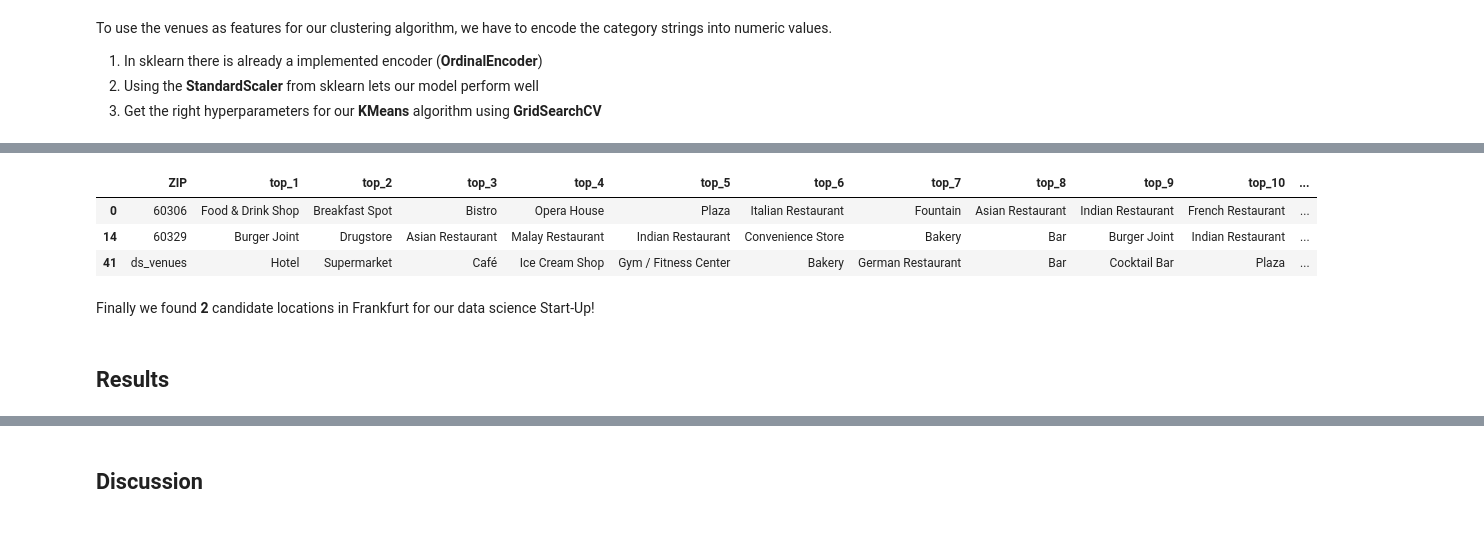
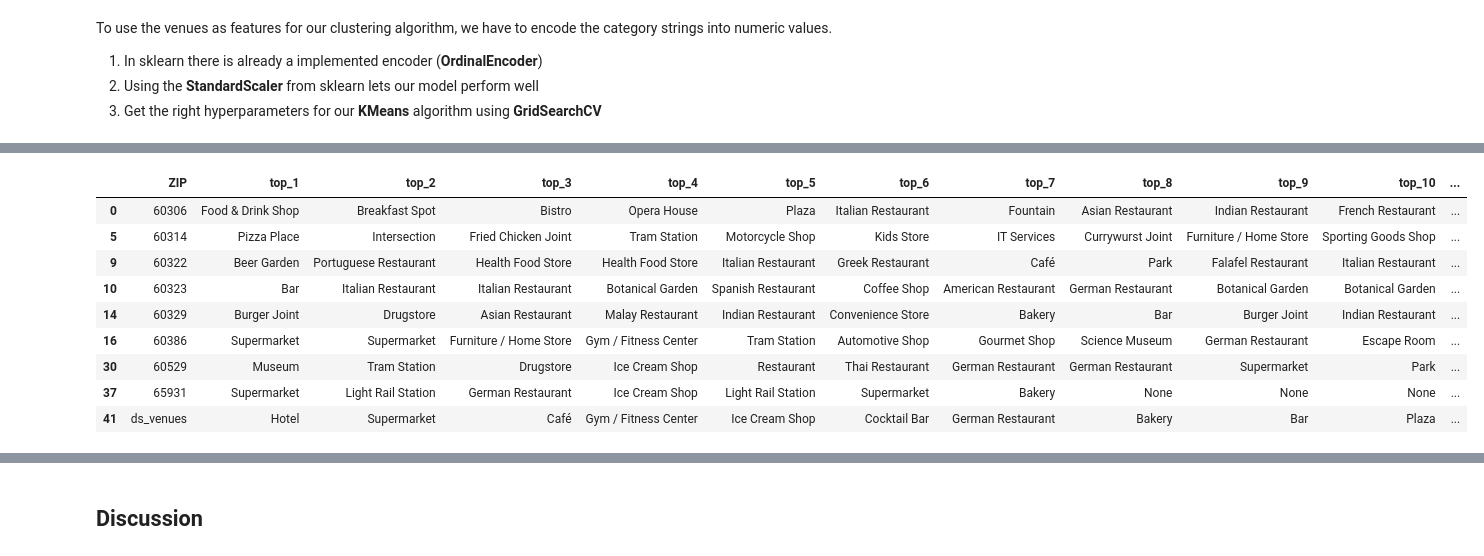
Before and after one commit to marodatavision/Coursera_Capstone, a Jupyter notebook: The_Battle_of_Neighborhoods_Week_1.ipynb, the cells around one changed output, grey strips where cells are left out. Drawn from its saved outputs; the diff is of its cells as text; code cells hidden in the pictures; blank space fills up the shorter version.

```diff
--- a/The_Battle_of_Neighborhoods_Week_1.ipynb
+++ b/The_Battle_of_Neighborhoods_Week_1.ipynb
@@ -506,11 +491,10 @@ array([[-0.75600535, -1.22068356, -1.60606568,  0.65437566,  0.52985714,
 # %%
 # build the GridSearchCV model and the params grid
 params = {
-    'n_clusters': [3, 4, 5, 6, 7, 8, 9, 10],
-    'n_init': [10, 15, 20, 25, 30],
-    'tol': [0.0001, 0.001, 0.01]
+    'n_clusters': [7, 8],
+    'n_init': [30]
 }
-gv = GridSearchCV(KMeans(), params, cv=3)
+gv = GridSearchCV(KMeans(), params, cv=2)
 # %%
 # fit the model
 gv.fit(std_encoded)
@@ -565,10 +582,14 @@ clustered_venues
 # %%
 # filter the dataframe for the cluster number of ds_venues
-clustered_venues[clustered_venues['cluster'] == 7]
+clustered_venues[clustered_venues['cluster'] == clustered_venues.loc[41, 'cluster']]
 # %% [output]
 |  | ZIP | top_1 | top_2 | top_3 | top_4 | top_5 | top_6 | top_7 | top_8 | top_9 | top_10 | ... |
 | 0 | 60306 | Food & Drink Shop | Breakfast Spot | Bistro | Opera House | Plaza | Italian Restaurant | Fountain | Asian Restaurant | Indian Restaurant | French Restaurant | ... |
+| 5 | 60314 | Pizza Place | Intersection | Fried Chicken Joint | Tram Station | Motorcycle Shop | Kids Store | IT Services | Currywurst Joint | Furniture / Home Store | Sporting Goods Shop | ... |
+| 9 | 60322 | Beer Garden | Portuguese Restaurant | Health Food Store | Health Food Store | Italian Restaurant | Greek Restaurant | Café | Park | Falafel Restaurant | Italian Restaurant | ... |
+| 10 | 60323 | Bar | Italian Restaurant | Italian Restaurant | Botanical Garden | Spanish Restaurant | Coffee Shop | American Restaurant | German Restaurant | Botanical Garden | Botanical Garden | ... |
 | 14 | 60329 | Burger Joint | Drugstore | Asian Restaurant | Malay Restaurant | Indian Restaurant | Convenience Store | Bakery | Bar | Burger Joint | Indian Restaurant | ... |
-| 41 | ds_venues | Hotel | Supermarket | Café | Ice Cream Shop | Gym / Fitness Center | Bakery | German Restaurant | Bar | Cocktail Bar | Plaza | ... |
+| 16 | 60386 | Supermarket | Supermarket | Furniture / Home Store | Gym / Fitness Center | Tram Station | Automotive Shop | Gourmet Shop | Science Museum | German Restaurant | Escape Room | ... |
+| 30 | 60529 | Museum | Tram Station | Drugstore | Ice Cream Shop | Restaurant | Thai Restaurant | German Restaurant | German Restaurant | Supermarket | Park | ... |
+| 37 | 65931 | Supermarket | Light Rail Station | German Restaurant | Ice Cream Shop | Light Rail Station | Supermarket | Bakery | None | None | None | ... |
+| 41 | ds_venues | Hotel | Supermarket | Café | Gym / Fitness Center | Ice Cream Shop | Cocktail Bar | German Restaurant | Bakery | Bar | Plaza | ... |
-# %% [markdown]
-Finally we found __2__ candidate locations in Frankfurt for our data science Start-Up!
@@ -579,2 +595,0 @@ Finally we found __2__ candidate locations in Frankfurt for our data science Sta
-# %% [markdown]
-## Results
```
Also changed, not shown: parts of 36 cells of this notebook, 5 other files.
